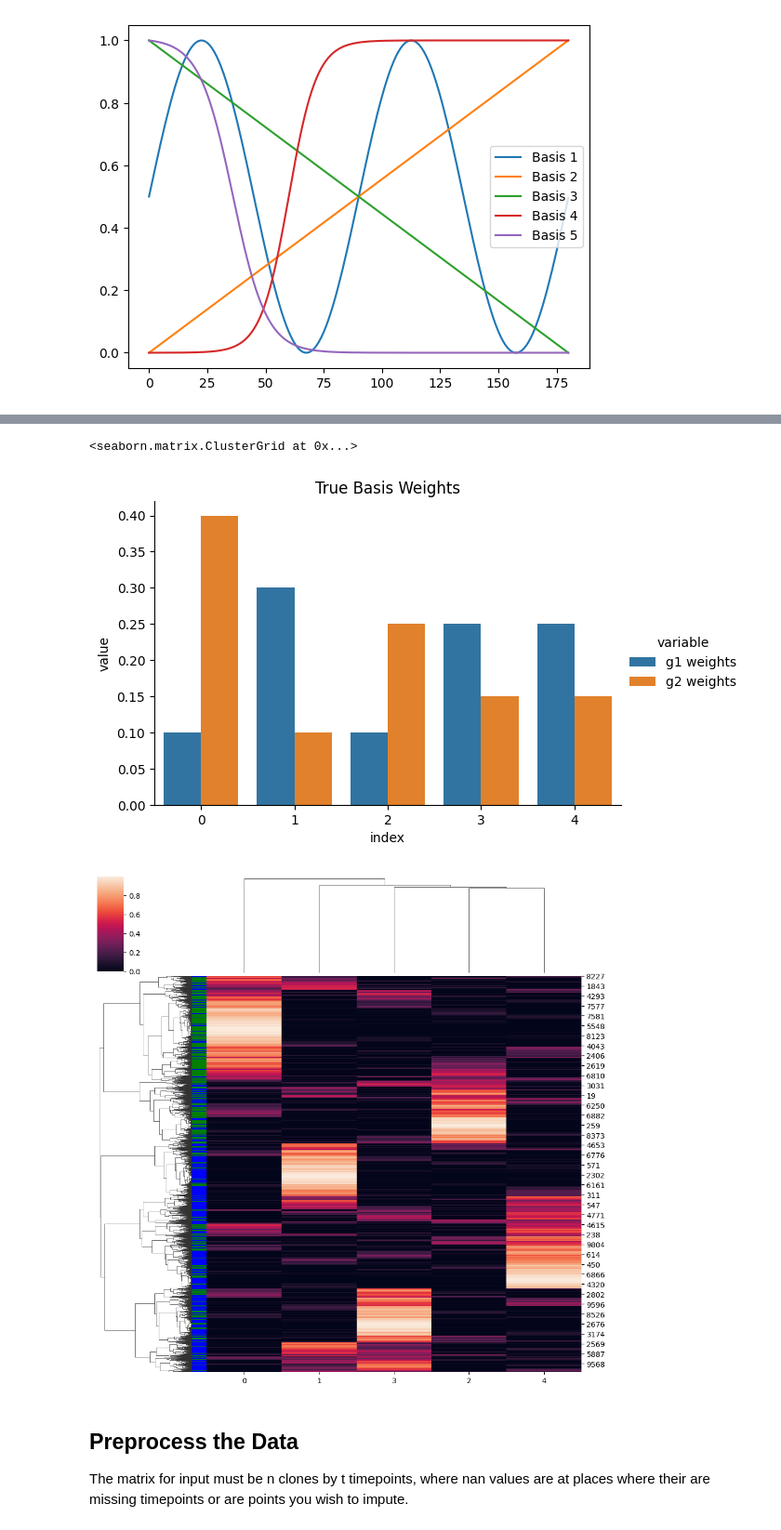
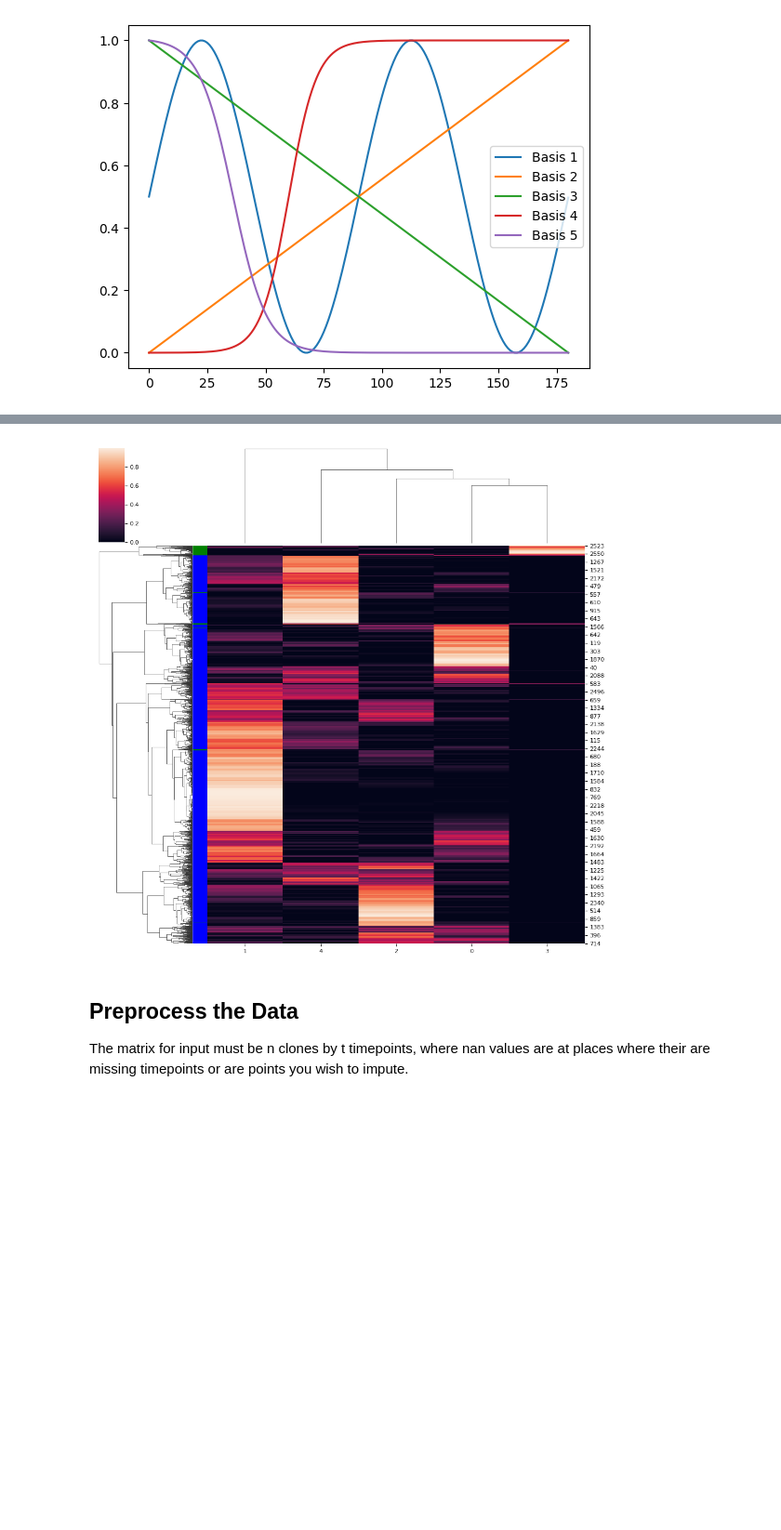
Before and after one commit to azizilab/GVHD_Reproducibility, a Jupyter notebook: DecompTCR/pipelines/quickstart.ipynb, the cells around one changed output, grey strips where cells are left out. Shown at 93% size. Saved outputs shown, nothing was run; the diff lists cells and outputs as text; code cells hidden in the pictures; blank space fills up the shorter version.

```diff
--- a/DecompTCR/pipelines/quickstart.ipynb
+++ b/DecompTCR/pipelines/quickstart.ipynb
@@ -56,10 +56,10 @@ plt.legend(["Basis 1", "Basis 2", "Basis 3", "Basis 4", "Basis 5"])
 [figure]
 # %%
 #Sample the weights for each basis randomly from a dirichlet distribution and clonerate new functions
-g1_weights = (0.1, 0.3, 0.1, 0.25, 0.25)
-g2_weights = (0.4, 0.1, 0.25, 0.15, 0.15)
-random_weights_g1 = np.random.dirichlet(g1_weights, 5000)
-random_weights_g2 = np.random.dirichlet(g2_weights, 5000)
+g1_weights = (0.199, 0.45, 0.2, 0.001, 0.25)
+g2_weights = (0.1, 0.1, 0.10, 0.60, 0.10)
+random_weights_g1 = np.random.dirichlet(g1_weights, 2500)
+random_weights_g2 = np.random.dirichlet(g2_weights, 100)
 
 new_functions_g1 = [random_weights_g1[i,0]*sin_f + random_weights_g1[i,1]*inc_f + random_weights_g1[i,2]*dec_f + random_weights_g1[i,3]*sigp_f + random_weights_g1[i,4]*sign_f for i in range(len(random_weights_g1[:,0]))]
 new_functions_g1 = np.array(new_functions_g1)
@@ -92,7 +92,7 @@ true_props_df = pd.DataFrame(true_props).reset_index().melt(id_vars = 'index')
 #plt.title("True Basis Weights")
 
 random_weights = np.concatenate([random_weights_g1,random_weights_g2],axis = 0)
-labels = np.array(['b']*5000 + ['g']*5000)
+labels = np.array(['b']*2500 + ['g']*100)
 
-# sns.clustermap(random_weights, row_colors=labels)
+sns.clustermap(random_weights, row_colors=labels)
 # %% [output]
@@ -101,6 +100,4 @@ labels = np.array(['b']*5000 + ['g']*5000)
-<seaborn.matrix.ClusterGrid at 0x...>
-[figure, old version]
+[figure, new version]
-[figure, removed]
 # %% [markdown]
 ## Preprocess the Data
 The matrix for input must be n clones by t timepoints, where nan values are at places where their are missing timepoints or are points you wish to impute.
```
Also changed, not shown: parts of 11 cells of this notebook, 6 other files.
